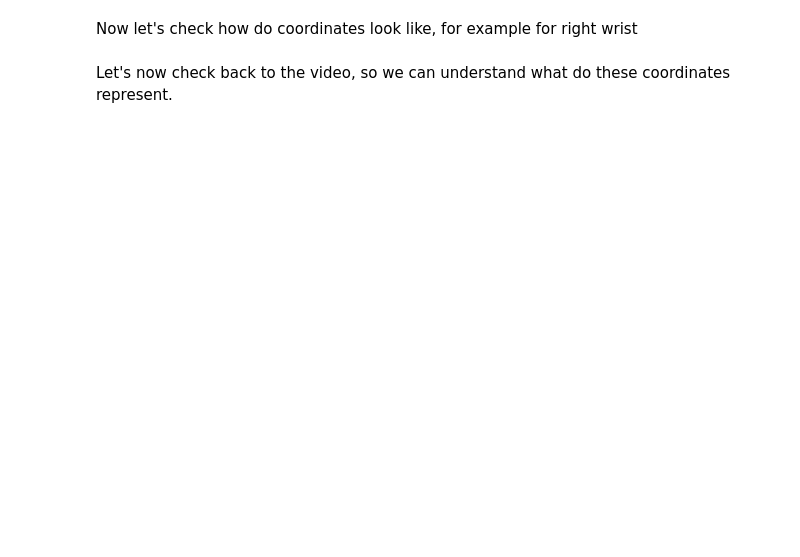
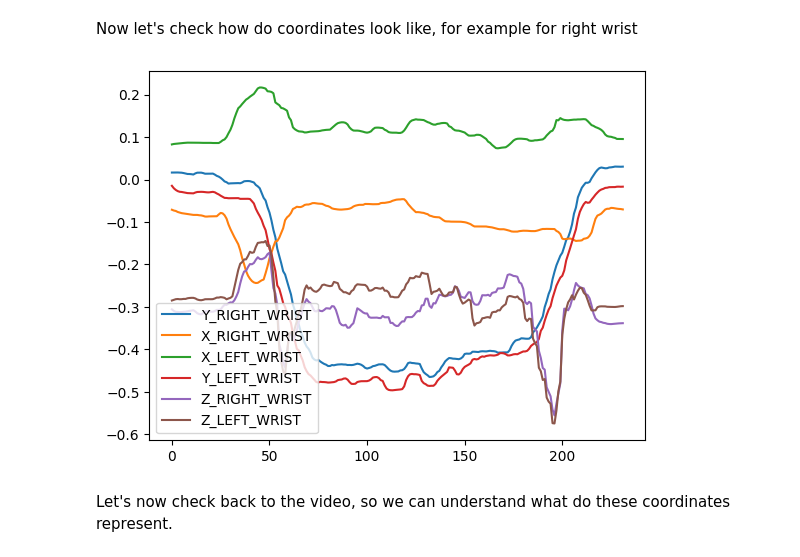
Before and after one commit to sarkadava/MotionTrackingPipeline_Workshop_ZAS2025, a Jupyter notebook: 02_DataProcessing/Mediapipe/Mediapipe_processing.ipynb, the cells around one changed output. Drawn from its saved outputs; the diff is of its cells as text; code cells hidden in the pictures; blank space fills up the shorter version.

```diff
--- a/02_DataProcessing/Mediapipe/Mediapipe_processing.ipynb
+++ b/02_DataProcessing/Mediapipe/Mediapipe_processing.ipynb
@@ -70,10 +111,15 @@ Now let's check how do coordinates look like, for example for right wrist
 # %%
 # Plot x, y, z for RIGHT_WRIST
 sample['Y_RIGHT_WRIST'].plot()
 sample['X_RIGHT_WRIST'].plot()
+sample['X_LEFT_WRIST'].plot()
+sample['Y_LEFT_WRIST'].plot()
 sample['Z_RIGHT_WRIST'].plot()
+sample['Z_LEFT_WRIST'].plot()
 plt.legend()
 plt.show()
+# %% [output]
+[figure, added]
 # %% [markdown]
 Let's now check back to the video, so we can understand what do these coordinates represent.
 # %%
```
Also changed, not shown: parts of 17 cells of this notebook, 3 other files.
